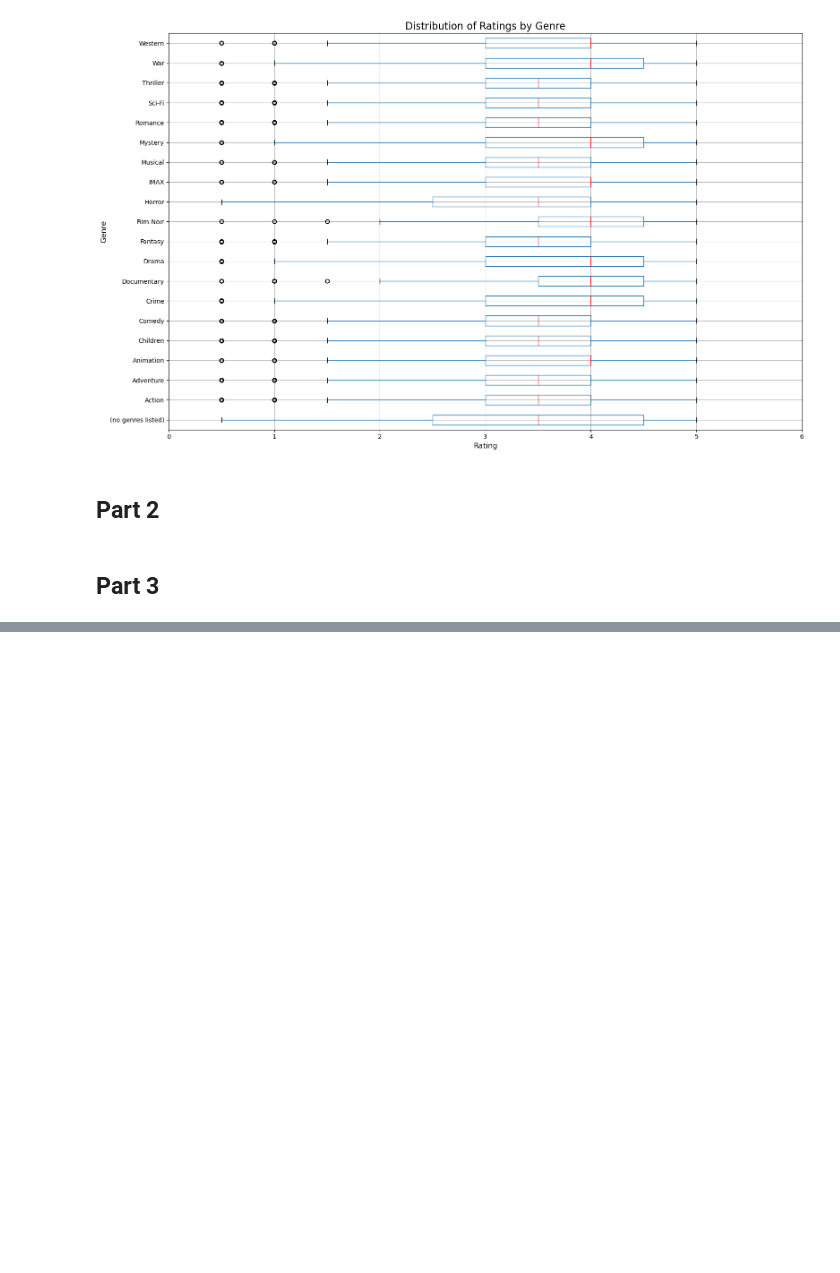
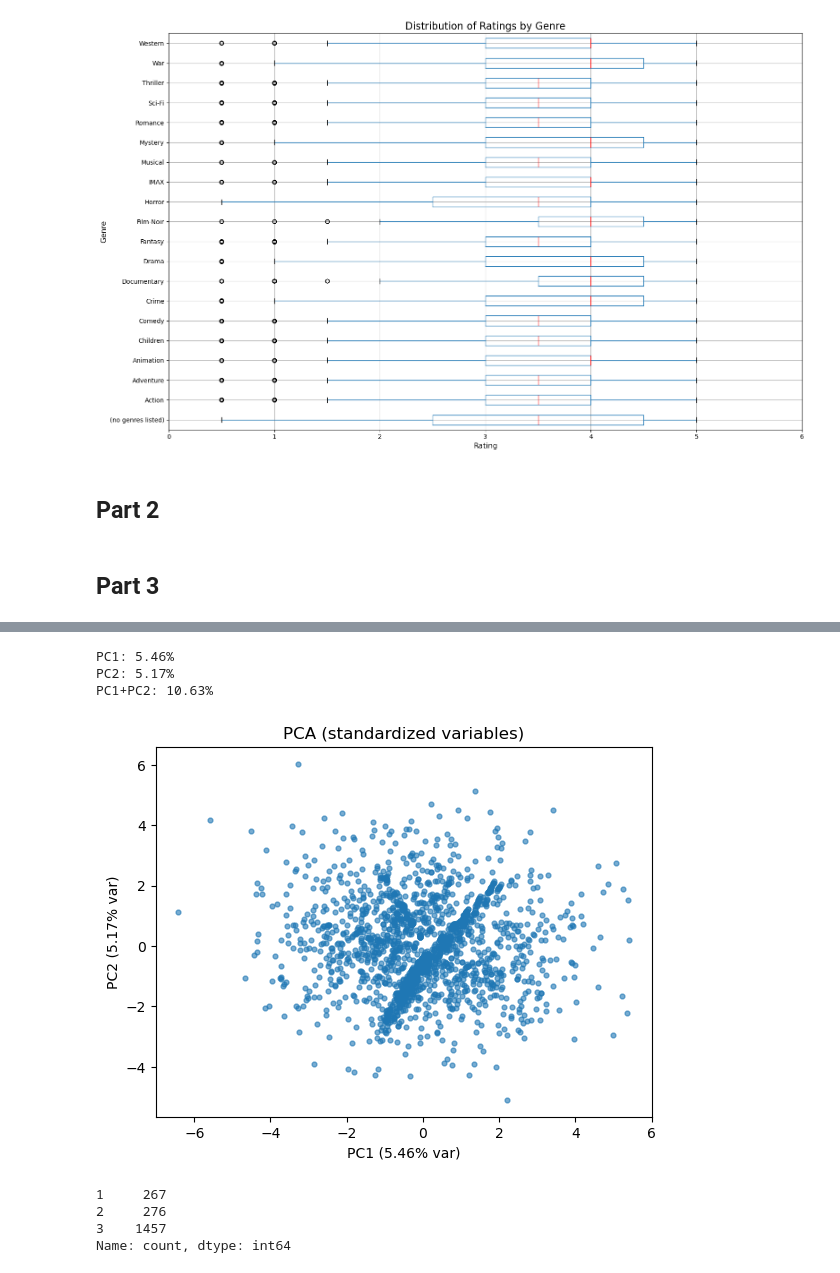
Before and after one commit to AHHHHHH0-0/170A-HW1, a Jupyter notebook: hw2/hw2.ipynb, the cells around one changed output, grey strips where cells are left out. Drawn from its saved outputs; the diff is of its cells as text; code cells hidden in the pictures; blank space fills up the shorter version.

```diff
--- a/hw2/hw2.ipynb
+++ b/hw2/hw2.ipynb
@@ -85,0 +97,5 @@ plt.show()
+# %%
+df = pd.read_csv("data/my_basket.csv")
+
+print(df.shape)
+df.head()
@@ -85,0 +141,34 @@ plt.show()
+# %%
+scaler = StandardScaler()
+X_scaled = scaler.fit_transform(df.values)
+
+pca = PCA(n_components=10, random_state=0)
+Z = pca.fit_transform(X_scaled)
+
+evr = pca.explained_variance_ratio_
+print(f"PC1: {evr[0]*100:.2f}%")
+print(f"PC2: {evr[1]*100:.2f}%")
+print(f"PC1+PC2: {evr[:2].sum()*100:.2f}%")
+# %% [output]
+PC1: 5.46%
+PC2: 5.17%
+PC1+PC2: 10.63%
+# %%
+plt.figure()
+plt.scatter(Z[:,0], Z[:,1], s=12, alpha=0.6)
+plt.xlabel(f"PC1 ({evr[0]*100:.2f}% var)")
+plt.ylabel(f"PC2 ({evr[1]*100:.2f}% var)")
+plt.title("PCA (standardized variables)")
+plt.show()
+# %% [output]
+[figure, added]
+# %%
+Z_link_ward = linkage(X_scaled, method="ward", metric="euclidean")
+hc_ward = fcluster(Z_link_ward, t=3, criterion="maxclust")
+
+pd.Series(hc_ward).value_counts().sort_index()
+# %% [output]
+1     267
+2     276
+3    1457
+Name: count, dtype: int64
```
Also changed, not shown: parts of 12 cells of this notebook, 1 other file.
